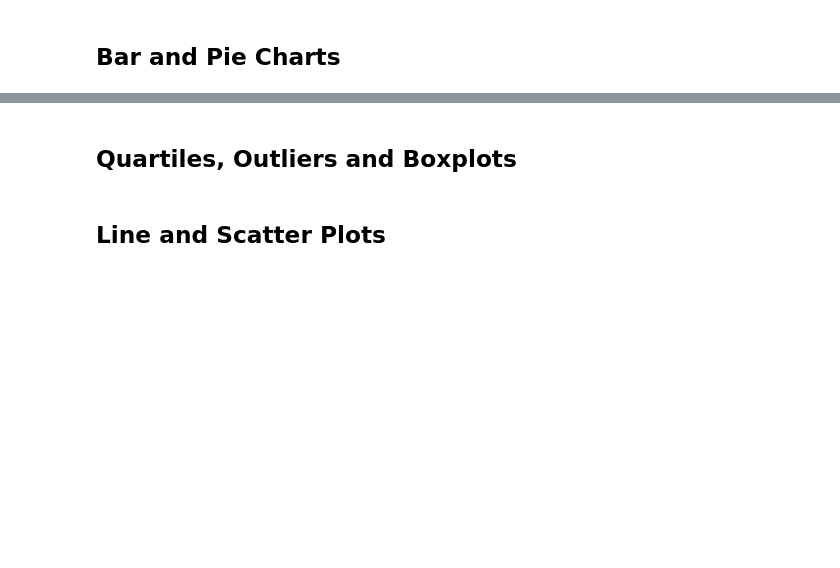
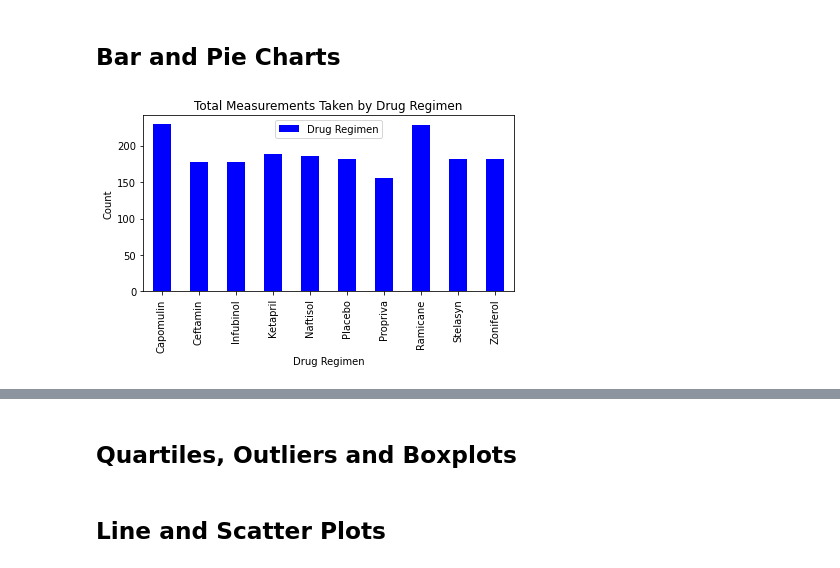
Before and after one commit to Steff-C/Matplotlib, a Jupyter notebook: Pymaceuticals/pymaceuticals_starter.ipynb, the cells around one changed output, grey strips where cells are left out. Drawn from its saved outputs; the diff is of its cells as text; code cells hidden in the pictures; blank space fills up the shorter version.

Commit message:
bar charts complete

```diff
--- a/Pymaceuticals/pymaceuticals_starter.ipynb
+++ b/Pymaceuticals/pymaceuticals_starter.ipynb
@@ -188,0 +192,21 @@ summary_df
+# %%
+# Generate a bar plot showing the total number of measurements taken on each drug regimen using pandas.
+
+# Drug Regimen DF and count
+regimen_group = uniquemice_df.groupby('Drug Regimen')
+regimen_count = pd.DataFrame(regimen_group['Drug Regimen'].count())
+
+# Bar Chart
+bar_chart = regimen_count.plot(kind='bar', title="Total Measurements Taken by Drug Regimen", color="blue")
+
+# Assign X and Y labels
+bar_chart.set_xlabel("Drug Regimen")
+bar_chart.set_ylabel("Count")
+plt.tight_layout()
+
+# Save chart
+plt.savefig("PandaBarChart.png")
+
+plt.show()
+# %% [output]
+[figure, added]
```
Also changed, not shown: parts of 6 cells of this notebook, 1 other file.
